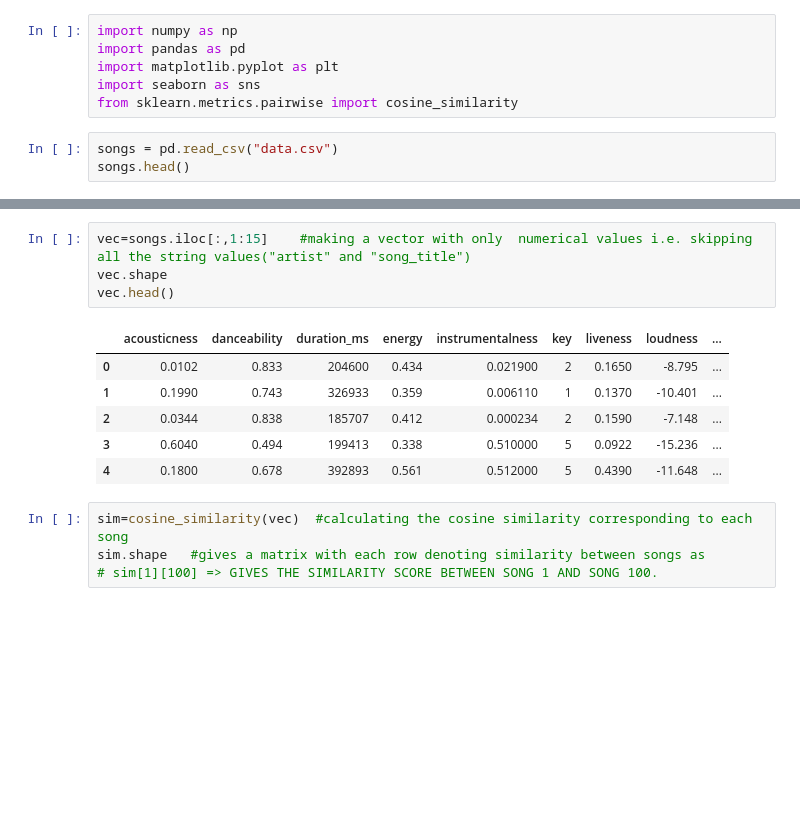
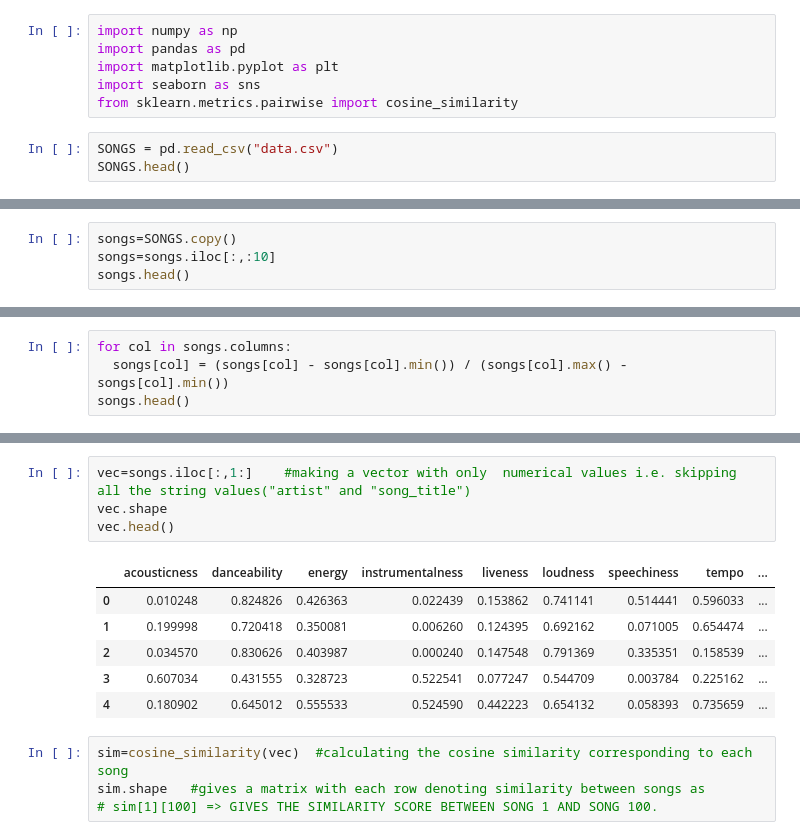
Before and after one commit to piyush-bisht/songify, a Jupyter notebook: model/Reccomendations_System.ipynb, the cells around one changed output, grey strips where cells are left out. Cells and saved outputs as stored; diff of their text form; blank space fills up the shorter version.

```diff
--- a/model/Reccomendations_System.ipynb
+++ b/model/Reccomendations_System.ipynb
@@ -7,6 +7,6 @@ import matplotlib.pyplot as plt
 import seaborn as sns
 from sklearn.metrics.pairwise import cosine_similarity
 # %%
-songs = pd.read_csv("data.csv")
-songs.head()
+SONGS = pd.read_csv("data.csv")
+SONGS.head()
 # %% [output]
@@ -18,0 +19,4 @@ songs.head()
+# %%
+songs=SONGS.copy()
+songs=songs.iloc[:,:10]
+songs.head()
@@ -18,0 +30,4 @@ songs.head()
+# %%
+for col in songs.columns:
+  songs[col] = (songs[col] - songs[col].min()) / (songs[col].max() - songs[col].min())
+songs.head()
@@ -19,14 +41,14 @@ songs.head()
 # %%
-vec=songs.iloc[:,1:15]    #making a vector with only  numerical values i.e. skipping all the string values("artist" and "song_title")
+vec=songs.iloc[:,1:]    #making a vector with only  numerical values i.e. skipping all the string values("artist" and "song_title")
 vec.shape
 vec.head()
 # %% [output]
-|  | acousticness | danceability | duration_ms | energy | instrumentalness | key | liveness | loudness | ... |
-| 0 | 0.0102 | 0.833 | 204600 | 0.434 | 0.021900 | 2 | 0.1650 | -8.795 | ... |
-| 1 | 0.1990 | 0.743 | 326933 | 0.359 | 0.006110 | 1 | 0.1370 | -10.401 | ... |
-| 2 | 0.0344 | 0.838 | 185707 | 0.412 | 0.000234 | 2 | 0.1590 | -7.148 | ... |
-| 3 | 0.6040 | 0.494 | 199413 | 0.338 | 0.510000 | 5 | 0.0922 | -15.236 | ... |
-| 4 | 0.1800 | 0.678 | 392893 | 0.561 | 0.512000 | 5 | 0.4390 | -11.648 | ... |
+|  | acousticness | danceability | energy | instrumentalness | liveness | loudness | speechiness | tempo | ... |
+| 0 | 0.010248 | 0.824826 | 0.426363 | 0.022439 | 0.153862 | 0.741141 | 0.514441 | 0.596033 | ... |
+| 1 | 0.199998 | 0.720418 | 0.350081 | 0.006260 | 0.124395 | 0.692162 | 0.071005 | 0.654474 | ... |
+| 2 | 0.034570 | 0.830626 | 0.403987 | 0.000240 | 0.147548 | 0.791369 | 0.335351 | 0.158539 | ... |
+| 3 | 0.607034 | 0.431555 | 0.328723 | 0.522541 | 0.077247 | 0.544709 | 0.003784 | 0.225162 | ... |
+| 4 | 0.180902 | 0.645012 | 0.555533 | 0.524590 | 0.442223 | 0.654132 | 0.058393 | 0.735659 | ... |
 # %%
 sim=cosine_similarity(vec)  #calculating the cosine similarity corresponding to each song
 sim.shape   #gives a matrix with each row denoting similarity between songs as
```
Also changed, not shown: parts of 6 cells of this notebook, 6 other files.
